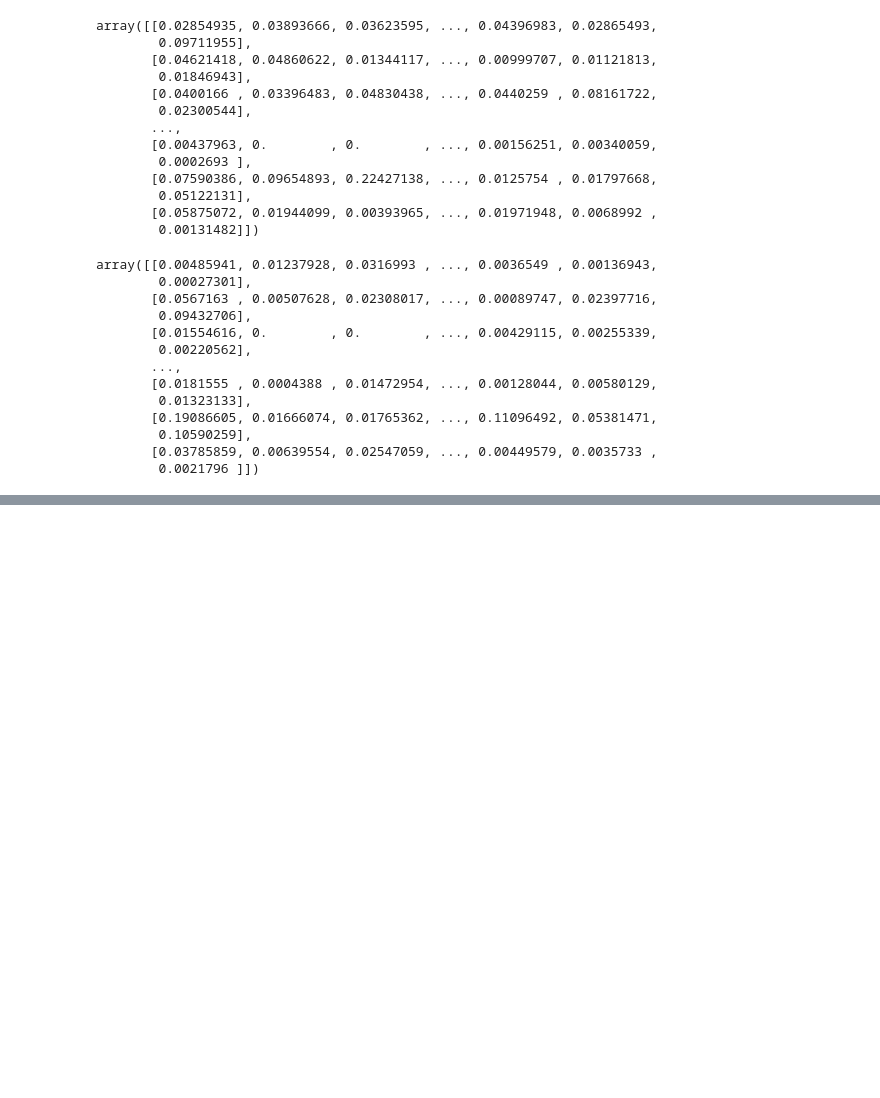
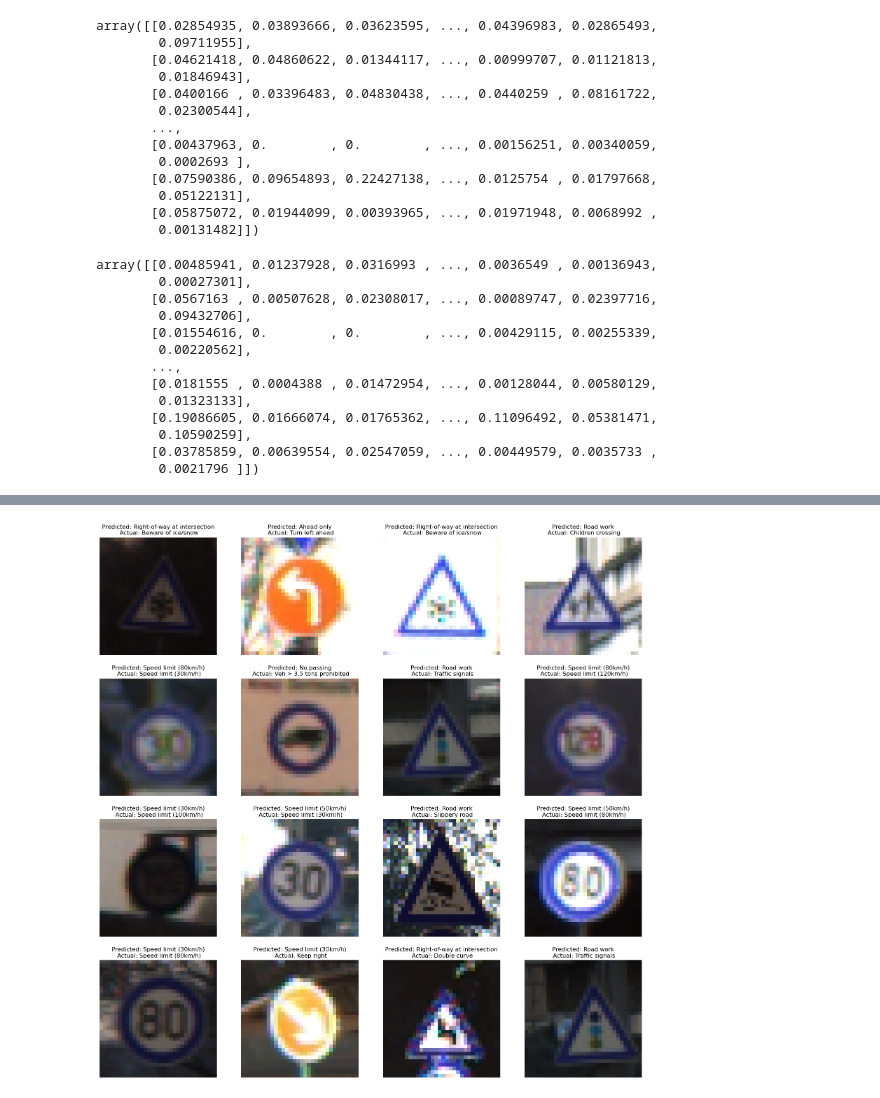
Before and after one commit to Nenyal/Traffic-Sign-Classification-CNN, a Jupyter notebook: main.ipynb, the cells around one changed output, grey strips where cells are left out. Cells and saved outputs as stored; diff of their text form; code cells hidden in the pictures; blank space fills up the shorter version.

```diff
--- a/main.ipynb
+++ b/main.ipynb
@@ -343,0 +360,3 @@ array([[0.00485941, 0.01237928, 0.0316993 , ..., 0.0036549 , 0.00136943,
+# %%
+false_pred_hog = np.where(y_pred_svm != y_test_hog)[0]
+print("Number of false predictions = ", len(false_pred_hog))
@@ -343,0 +385,13 @@ array([[0.00485941, 0.01237928, 0.0316993 , ..., 0.0036549 , 0.00136943,
+# %%
+np.random.seed(42)
+fig, axs = plt.subplots(4,4, figsize=(20, 20))
+axs = axs.ravel()
+
+for i, index in enumerate(np.random.choice(false_pred_hog, 16, replace=False)):
+    axs[i].imshow(X_test[index])
+    axs[i].set_title(f"Predicted: {classes[y_pred_svm[index]]}\n Actual: {classes[y_test_hog[index]]}")
+    axs[i].axis('off')
+plt.savefig('false_predictions_svm.png', dpi=300)
+plt.subplots_adjust(wspace=0.2)
+# %% [output]
+[figure, added]
```
Also changed, not shown: parts of 17 cells of this notebook, 7 other files.
